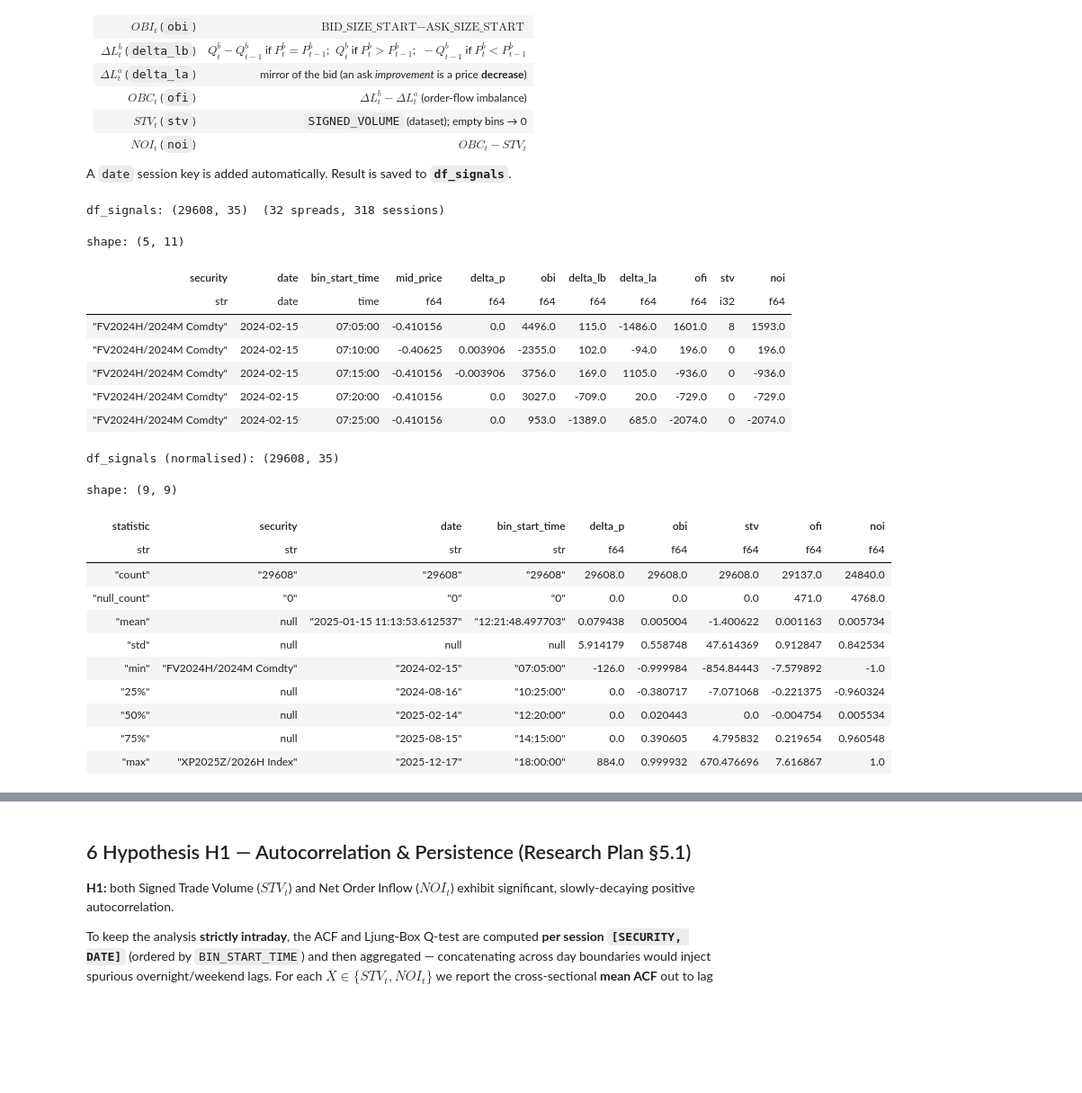
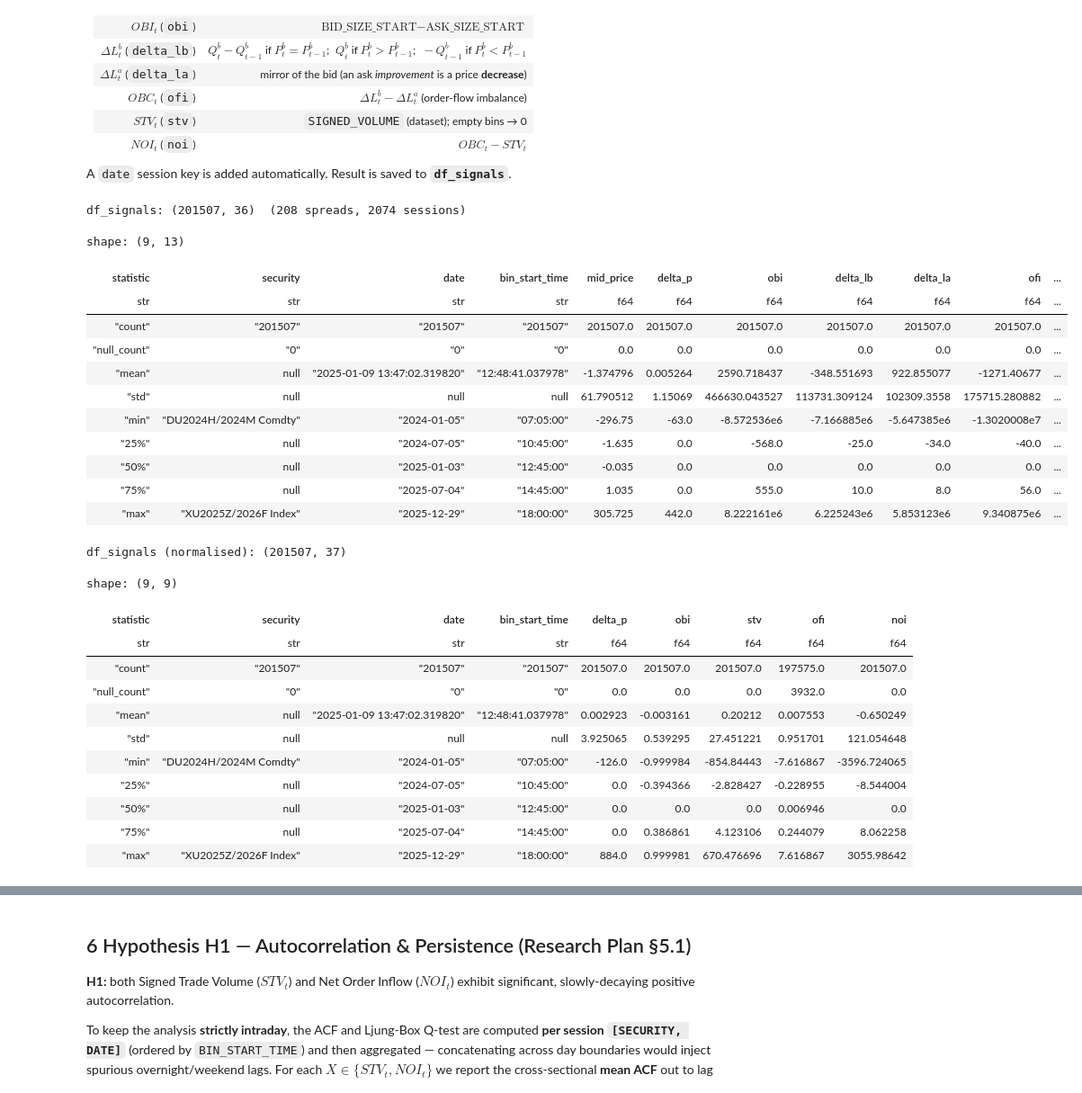
Before and after one commit to qe-internship-wjw/ip1, a Jupyter notebook: notebooks/01_ob_signals_calendar_spread.ipynb, the cells around one changed output, grey strips where cells are left out. Shown at 90% size. Cells and saved outputs as stored; diff of their text form; code cells hidden in the pictures; blank space fills up the shorter version.

```diff
--- a/notebooks/01_ob_signals_calendar_spread.ipynb
+++ b/notebooks/01_ob_signals_calendar_spread.ipynb
@@ -83,8 +83,8 @@ qmap     = read_table(snowpark, DB, SCHEMA, 'QCODE_MAPPING', QCODE_COLS)
 sec_meta = read_table(snowpark, DB, SCHEMA, 'SECURITY_META', SEC_META_COLS)
 
 # Pick 2 Phys + 2 Cash qcodes for small-scale workshopping.
-phys_qcodes = qmap.filter(pl.col('delivery') == 'Phys')['qcode'].unique().to_list()[:2]
-cash_qcodes = qmap.filter(pl.col('delivery') == 'Cash')['qcode'].unique().to_list()[:2]
+phys_qcodes = qmap.filter(pl.col('delivery') == 'Phys')['qcode'].unique().to_list()
+cash_qcodes = qmap.filter(pl.col('delivery') == 'Cash')['qcode'].unique().to_list()
 subset_qcodes = phys_qcodes + cash_qcodes
 print(f'Phys qcodes : {phys_qcodes}')
 print(f'Cash qcodes : {cash_qcodes}')
@@ -408,23 +408,27 @@ A `date` session key is added automatically. Result is saved to **`df_signals`**
 # %%
 # --- 5  Signal generation (partitioned by SESSION [security, date], ordered by time) ----
 df_signals = add_microstructure_signals(df_cs, security_col='security', time_col='bin_start_time')
 
 n_sessions = df_signals.select(['security', 'date']).n_unique()
 print(f'df_signals: {df_signals.shape}  ({df_signals["security"].n_unique()} spreads, {n_sessions} sessions)')
 df_signals.select(
     'security', 'date', 'bin_start_time', 'mid_price', 'delta_p', 'obi',
-    'delta_lb', 'delta_la', 'ofi', 'stv', 'noi',
-).head()
+    'delta_lb', 'delta_la', 'ofi', 'stv', 'noi', 'days_before'
+).describe()
 # %% [output]
-df_signals: (29608, 35)  (32 spreads, 318 sessions)
+df_signals: (201507, 36)  (208 spreads, 2074 sessions)
-shape: (5, 11)
+shape: (9, 13)
-| security | date | bin_start_time | mid_price | delta_p | obi | delta_lb | delta_la | ofi | stv | noi |
-| str | date | time | f64 | f64 | f64 | f64 | f64 | f64 | i32 | f64 |
-| "FV2024H/2024M Comdty" | 2024-02-15 | 07:05:00 | -0.410156 | 0.0 | 4496.0 | 115.0 | -1486.0 | 1601.0 | 8 | 1593.0 |
-| "FV2024H/2024M Comdty" | 2024-02-15 | 07:10:00 | -0.40625 | 0.003906 | -2355.0 | 102.0 | -94.0 | 196.0 | 0 | 196.0 |
-| "FV2024H/2024M Comdty" | 2024-02-15 | 07:15:00 | -0.410156 | -0.003906 | 3756.0 | 169.0 | 1105.0 | -936.0 | 0 | -936.0 |
-| "FV2024H/2024M Comdty" | 2024-02-15 | 07:20:00 | -0.410156 | 0.0 | 3027.0 | -709.0 | 20.0 | -729.0 | 0 | -729.0 |
-| "FV2024H/2024M Comdty" | 2024-02-15 | 07:25:00 | -0.410156 | 0.0 | 953.0 | -1389.0 | 685.0 | -2074.0 | 0 | -2074.0 |
+| statistic | security | date | bin_start_time | mid_price | delta_p | obi | delta_lb | delta_la | ofi | ... |
+| str | str | str | str | f64 | f64 | f64 | f64 | f64 | f64 | ... |
+| "count" | "201507" | "201507" | "201507" | 201507.0 | 201507.0 | 201507.0 | 201507.0 | 201507.0 | 201507.0 | ... |
+| "null_count" | "0" | "0" | "0" | 0.0 | 0.0 | 0.0 | 0.0 | 0.0 | 0.0 | ... |
+| "mean" | null | "2025-01-09 13:47:02.319820" | "12:48:41.037978" | -1.374796 | 0.005264 | 2590.718437 | -348.551693 | 922.855077 | -1271.40677 | ... |
+| "std" | null | null | null | 61.790512 | 1.15069 | 466630.043527 | 113731.309124 | 102309.3558 | 175715.280882 | ... |
+| "min" | "DU2024H/2024M Comdty" | "2024-01-05" | "07:05:00" | -296.75 | -63.0 | -8.572536e6 | -7.166885e6 | -5.647385e6 | -1.3020008e7 | ... |
+| "25%" | null | "2024-07-05" | "10:45:00" | -1.635 | 0.0 | -568.0 | -25.0 | -34.0 | -40.0 | ... |
+| "50%" | null | "2025-01-03" | "12:45:00" | -0.035 | 0.0 | 0.0 | 0.0 | 0.0 | 0.0 | ... |
+| "75%" | null | "2025-07-04" | "14:45:00" | 1.035 | 0.0 | 555.0 | 10.0 | 8.0 | 56.0 | ... |
+| "max" | "XU2025Z/2026F Index" | "2025-12-29" | "18:00:00" | 305.725 | 442.0 | 8.222161e6 | 6.225243e6 | 5.853123e6 | 9.340875e6 | ... |
 # %%
 # --- 5b  Normalise signals --------------------------------------------------------
 # Normalised values overwrite the raw columns so downstream sections (H1, H2, H3)
@@ -465,27 +469,27 @@ df_signals = df_signals.with_columns(
     # 2. OBI as fraction of total quoted size at the touch.
     obi=(pl.col('obi') / (pl.col('bid_size_start') + pl.col('ask_size_start'))).fill_nan(None),
     # 3. STV as fraction of unsigned volume.
-    stv= (pl.col('stv').cast(pl.Float64).abs().sqrt() * pl.col('stv').sign()).fill_nan(None),
+    stv=(pl.col('stv').cast(pl.Float64).abs().sqrt() * pl.col('stv').sign()).fill_nan(None),
     # 4. OFI as rolling z-score within session.
     ofi=((pl.col('ofi') - pl.col('_ofi_mu')) / pl.col('_ofi_sd')).fill_nan(None),
     # 5. NOI normalised by (unsigned volume + raw |OFI|).
     #    pl.col('ofi') below reads the ORIGINAL raw OFI (input state of this with_columns).
-    noi=(pl.col('noi') / (_vol + pl.col('ofi').abs())).fill_nan(None),
-).drop(['_tick', '_ofi_mu', '_ofi_sd'])
+    noi=(pl.col('noi').cast(pl.Float64).abs().sqrt() * pl.col('noi').sign()).fill_nan(None),
+).drop(['_ofi_mu', '_ofi_sd'])
 
 print(f'df_signals (normalised): {df_signals.shape}')
 df_signals.select('security', 'date', 'bin_start_time', 'delta_p', 'obi', 'stv', 'ofi', 'noi').describe()
 # %% [output]
-df_signals (normalised): (29608, 35)
+df_signals (normalised): (201507, 37)
 shape: (9, 9)
 | statistic | security | date | bin_start_time | delta_p | obi | stv | ofi | noi |
 | str | str | str | str | f64 | f64 | f64 | f64 | f64 |
-| "count" | "29608" | "29608" | "29608" | 29608.0 | 29608.0 | 29608.0 | 29137.0 | 24840.0 |
-| "null_count" | "0" | "0" | "0" | 0.0 | 0.0 | 0.0 | 471.0 | 4768.0 |
-| "mean" | null | "2025-01-15 11:13:53.612537" | "12:21:48.497703" | 0.079438 | 0.005004 | -1.400622 | 0.001163 | 0.005734 |
-| "std" | null | null | null | 5.914179 | 0.558748 | 47.614369 | 0.912847 | 0.842534 |
-| "min" | "FV2024H/2024M Comdty" | "2024-02-15" | "07:05:00" | -126.0 | -0.999984 | -854.84443 | -7.579892 | -1.0 |
-| "25%" | null | "2024-08-16" | "10:25:00" | 0.0 | -0.380717 | -7.071068 | -0.221375 | -0.960324 |
-| "50%" | null | "2025-02-14" | "12:20:00" | 0.0 | 0.020443 | 0.0 | -0.004754 | 0.005534 |
-| "75%" | null | "2025-08-15" | "14:15:00" | 0.0 | 0.390605 | 4.795832 | 0.219654 | 0.960548 |
-| "max" | "XP2025Z/2026H Index" | "2025-12-17" | "18:00:00" | 884.0 | 0.999932 | 670.476696 | 7.616867 | 1.0 |
+| "count" | "201507" | "201507" | "201507" | 201507.0 | 201507.0 | 201507.0 | 197575.0 | 201507.0 |
+| "null_count" | "0" | "0" | "0" | 0.0 | 0.0 | 0.0 | 3932.0 | 0.0 |
+| "mean" | null | "2025-01-09 13:47:02.319820" | "12:48:41.037978" | 0.002923 | -0.003161 | 0.20212 | 0.007553 | -0.650249 |
+| "std" | null | null | null | 3.925065 | 0.539295 | 27.451221 | 0.951701 | 121.054648 |
+| "min" | "DU2024H/2024M Comdty" | "2024-01-05" | "07:05:00" | -126.0 | -0.999984 | -854.84443 | -7.616867 | -3596.724065 |
+| "25%" | null | "2024-07-05" | "10:45:00" | 0.0 | -0.394366 | -2.828427 | -0.228955 | -8.544004 |
+| "50%" | null | "2025-01-03" | "12:45:00" | 0.0 | 0.0 | 0.0 | 0.006946 | 0.0 |
+| "75%" | null | "2025-07-04" | "14:45:00" | 0.0 | 0.386861 | 4.123106 | 0.244079 | 8.062258 |
+| "max" | "XU2025Z/2026F Index" | "2025-12-29" | "18:00:00" | 884.0 | 0.999981 | 670.476696 | 7.616867 | 3055.98642 |
```
Also changed, not shown: parts of 11 cells of this notebook, 1 other file.
